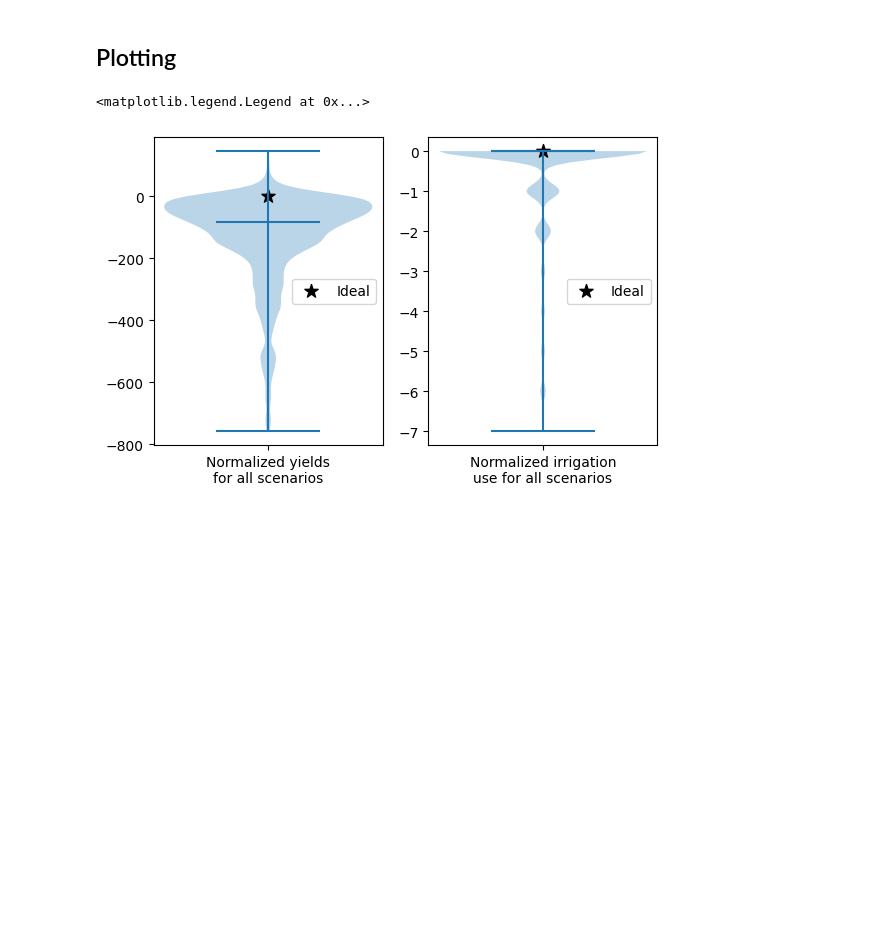
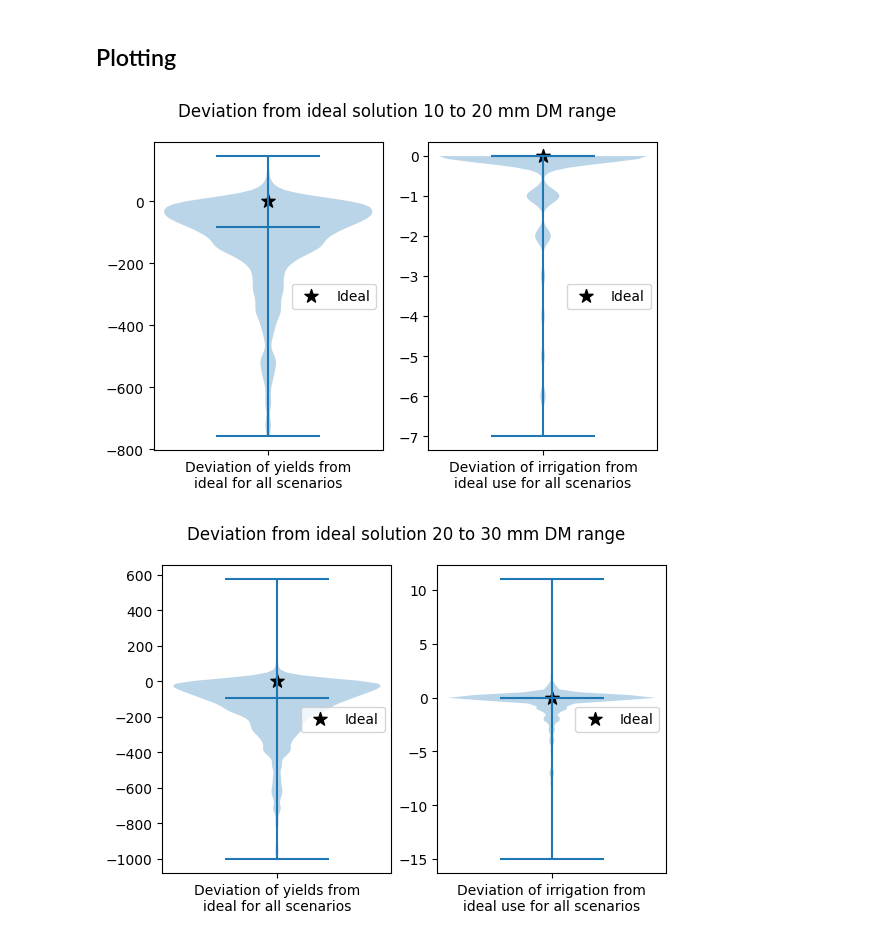
Before and after one commit to Human-Centered-Optimization-Lab/pi-cropopt, a Jupyter notebook: postprocess/deviationAnalysis/analysis.ipynb, the cells around one changed output. Drawn from its saved outputs; the diff is of its cells as text; code cells hidden in the pictures; blank space fills up the shorter version.

Commit message:
Have graphs plotting well

```diff
--- a/postprocess/deviationAnalysis/analysis.ipynb
+++ b/postprocess/deviationAnalysis/analysis.ipynb
@@ -7,9 +7,9 @@ import numpy as np
 import matplotlib.pyplot as plt
 from scipy import stats
 
-idealPoints10to20 = pd.read_csv("postprocess/deviationAnalysis/ideal10to20.csv")
-idealPoints20to30 = pd.read_csv("postprocess/deviationAnalysis/ideal20to30.csv")
-idealPoints30to40 = pd.read_csv("postprocess/deviationAnalysis/ideal30to40.csv")
+idealPoints = {"10to20": pd.read_csv("postprocess/deviationAnalysis/ideal10to20.csv"),
+               "20to30": pd.read_csv("postprocess/deviationAnalysis/ideal20to30.csv"),
+               "30to40": pd.read_csv("postprocess/deviationAnalysis/ideal30to40.csv")}
 
 pinsga2Tabs =   {1988  : pd.read_csv("postprocess/eaf/1988-pinsga2.csv"),
                 1989  : pd.read_csv("postprocess/eaf/1989-pinsga2.csv"),
@@ -87,35 +98,47 @@ See the caveats in the documentation: https://pandas.pydata.org/pandas-docs/stab
 ## Outlier removal
 # %%
 
-no_outlier_mask = np.logical_and(
-  np.abs(stats.zscore(normalized_pinsga2.loc[:,"normYield"])) < 3,
-  np.abs(stats.zscore(normalized_pinsga2.loc[:,"normIrr"])) < 3)
+for dm_range in dm_ranges:
 
-normalized_pinsga2 = normalized_pinsga2.loc[no_outlier_mask, :]
+  current_normalized_pinsga2 = normalized_pinsga2[dm_range]
+
+  no_outlier_mask = np.logical_and(
+    np.abs(stats.zscore(current_normalized_pinsga2.loc[:,"normYield"])) < 3,
+    np.abs(stats.zscore(current_normalized_pinsga2.loc[:,"normIrr"])) < 3)
+
+  normalized_pinsga2[dm_range] = current_normalized_pinsga2.loc[no_outlier_mask, :]
 # %% [markdown]
 ## Plotting
 # %%
 
-# Get raw data for plotting
-yield_data = normalized_pinsga2.loc[:,["normYield"]].values
-irr_data = normalized_pinsga2.loc[:,["normIrr"]].values
+titles = {"10to20": "Deviation from ideal solution 10 to 20 mm DM range",
+          "20to30": "Deviation from ideal solution 20 to 30 mm DM range",
+          "30to40": "Deviation from ideal solution 30 to 40 mm DM range"}
 
-# Plot
-fig, axs = plt.subplots(nrows=1, ncols=2, figsize=(6.5, 4))
-axs[0].violinplot(yield_data, showmedians=True);
-axs[1].violinplot(irr_data, showmedians=True);
+for dm_range in dm_ranges:
+
+  # Get raw data for plotting
+  yield_data = normalized_pinsga2[dm_range].loc[:,["normYield"]].values
+  irr_data = normalized_pinsga2[dm_range].loc[:,["normIrr"]].values
+
+  # Plot
+  fig, axs = plt.subplots(nrows=1, ncols=2, figsize=(6.5, 4))
+  axs[0].violinplot(yield_data, showmedians=True);
+  axs[1].violinplot(irr_data, showmedians=True);
+
+  # Add stars at 0 for each subplot
+  axs[0].scatter(1, 0, color='black', marker='*', s=100, label='Ideal')
+  axs[1].scatter(1, 0, color='black', marker='*', s=100, label='Ideal')
+  axs[0].set_xticks([1], labels=["Deviation of yields from\nideal for all scenarios"])
+  axs[1].set_xticks([1], labels=["Deviation of irrigation from\nideal use for all scenarios"])
 
 
-# Add stars at 0 for each subplot
-axs[0].scatter(1, 0, color='black', marker='*', s=100, label='Ideal')
-axs[1].scatter(1, 0, color='black', marker='*', s=100, label='Ideal')
-axs[0].set_xticks([1], labels=["Normalized yields\nfor all scenarios"])
-axs[1].set_xticks([1], labels=["Normalized irrigation\nuse for all scenarios"])
+  # Optional: Add labels or a legend
+  axs[0].legend(loc="center right")
+  axs[1].legend(loc="center right")
 
-
-# Optional: Add labels or a legend
-axs[0].legend(loc="center right")
-axs[1].legend(loc="center right")
+  # Title
+  fig.suptitle(titles[dm_range])
 # %% [output]
-<matplotlib.legend.Legend at 0x...>
-[figure, old version]
+[figure, new version]
+[figure, added]
```
Also changed, not shown: parts of 3 cells of this notebook.
